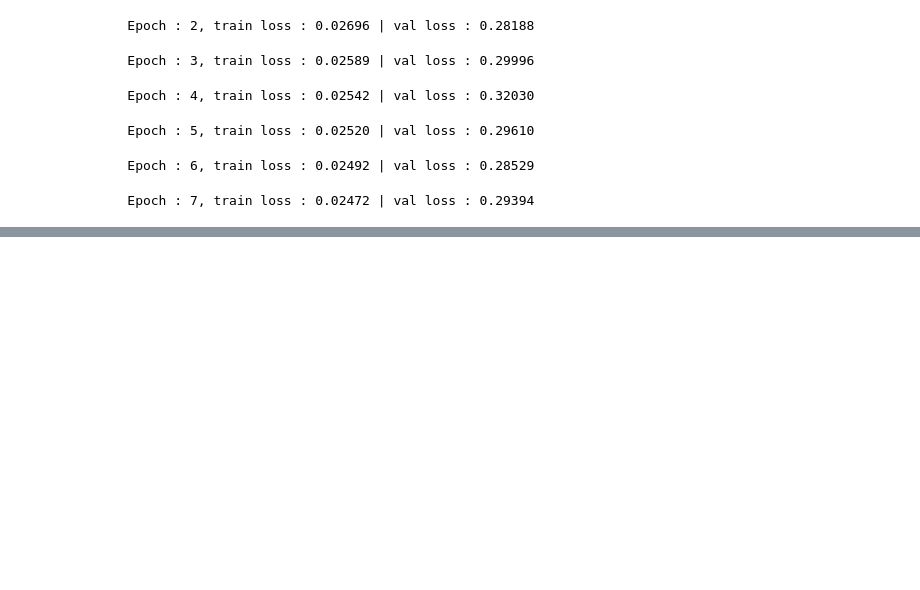
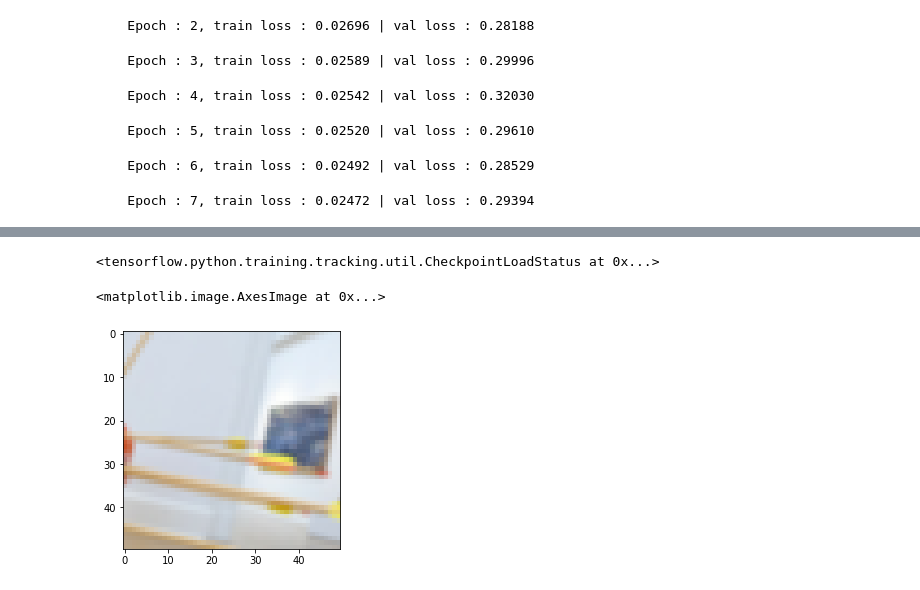
Before and after one commit to CorentinMAG/SRGAN, a Jupyter notebook: SuperResolutionGAN.ipynb, the cells around one changed output, grey strips where cells are left out. Drawn from its saved outputs; the diff is of its cells as text; code cells hidden in the pictures; blank space fills up the shorter version.

```diff
--- a/SuperResolutionGAN.ipynb
+++ b/SuperResolutionGAN.ipynb
@@ -479,11 +469,14 @@ def train_step(images):
   with tf.GradientTape() as gen_tape, tf.GradientTape() as disc_tape:
     sr_images = generator(lr_images)
 
-    fake_out = discriminator(sr_images)
-    real_out = discriminator(hr_images)
+    #fake_out = discriminator(sr_images)
+    #real_out = discriminator(hr_images)
+    # better to have noisy labels
+    fake_out = np.random.uniform(0.0, 0.3, size = (10)) # fake images have label 0
+    real_out = np.random.uniform(0.7, 1.2, size = (10)) # real images have label 1
 
-    sr_features = vgg19(rescale_features_for_vgg(sr_images, data_format))
-    hr_features = vgg19(rescale_features_for_vgg(hr_images, data_format))
+    sr_features = vgg19(rescale_features_for_vgg(sr_images))
+    hr_features = vgg19(rescale_features_for_vgg(hr_images))
 
     disc_loss = discriminator_loss(real_out, fake_out)
     gen_loss = generator_loss(fake_out)
@@ -510,8 +503,8 @@ def val_step(images):
   fake_out = discriminator(sr_images, training = False)
   real_out = discriminator(hr_images, training = False)
 
-  sr_features = vgg19(rescale_features_for_vgg(sr_images, data_format))
-  hr_features = vgg19(rescale_features_for_vgg(hr_images, data_format))
+  sr_features = vgg19(rescale_features_for_vgg(sr_images))
+  hr_features = vgg19(rescale_features_for_vgg(hr_images))
 
   disc_loss = discriminator_loss(real_out, fake_out)
   gen_loss = generator_loss(fake_out)
@@ -524,7 +517,7 @@ def val_step(images):
 # %%
 def pre_train(train_dataset, val_dataset, epochs):
   best_epoch = -1
-  best_loss = 100
+  best_loss = 1e6
   threshold = 5
   if os.path.exists('drive/MyDrive/CV/SRGAN/init_generator'):
     generator.load_weights('drive/MyDrive/CV/SRGAN/init_generator/generator_weights')
@@ -553,10 +546,10 @@ def pre_train(train_dataset, val_dataset, epochs):
       break
 # %%
 def train(train_dataset, val_dataset, epochs):
-  best_epoch = -1
-  best_loss = 100
+  best_epoch = 6
+  best_loss = 7801.55811
   threshold = 5
-  if os.path.exists('drive/MyDrive/CV/SRGAN/generator/generator_weights'):
+  if os.path.exists('drive/MyDrive/CV/SRGAN/generator'):
     # resume training
     generator.load_weights('drive/MyDrive/CV/SRGAN/generator/generator_weights')
 
@@ -609,0 +628,9 @@ train(train_dataset, val_dataset, EPOCHS)
+# %%
+generator.load_weights('drive/MyDrive/CV/SRGAN/generator/generator_weights')
+# %% [output]
+<tensorflow.python.training.tracking.util.CheckpointLoadStatus at 0x...>
+# %%
+plt.imshow(train_dataset[0][1][2])
+# %% [output]
+<matplotlib.image.AxesImage at 0x...>
+[figure, added]
```
Also changed, not shown: parts of 12 cells of this notebook.
